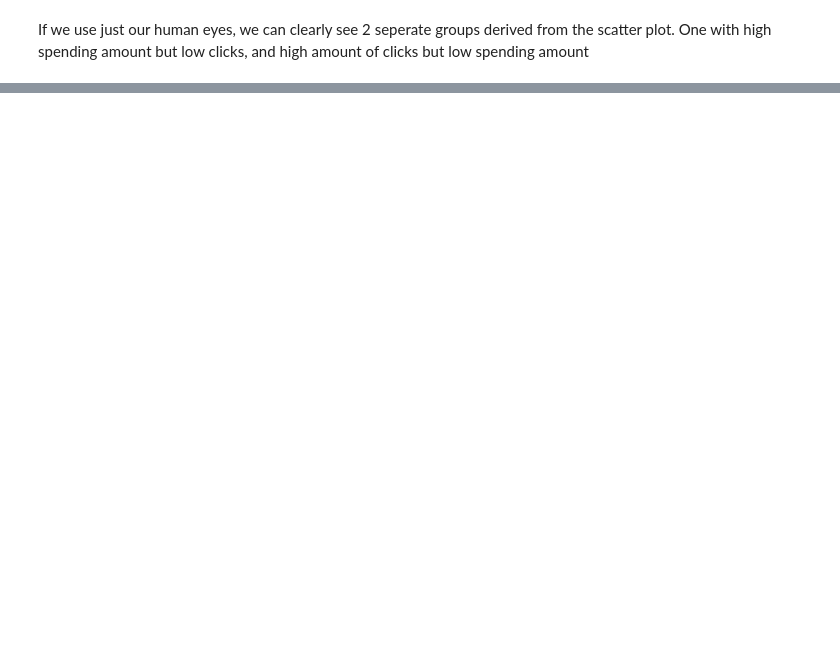
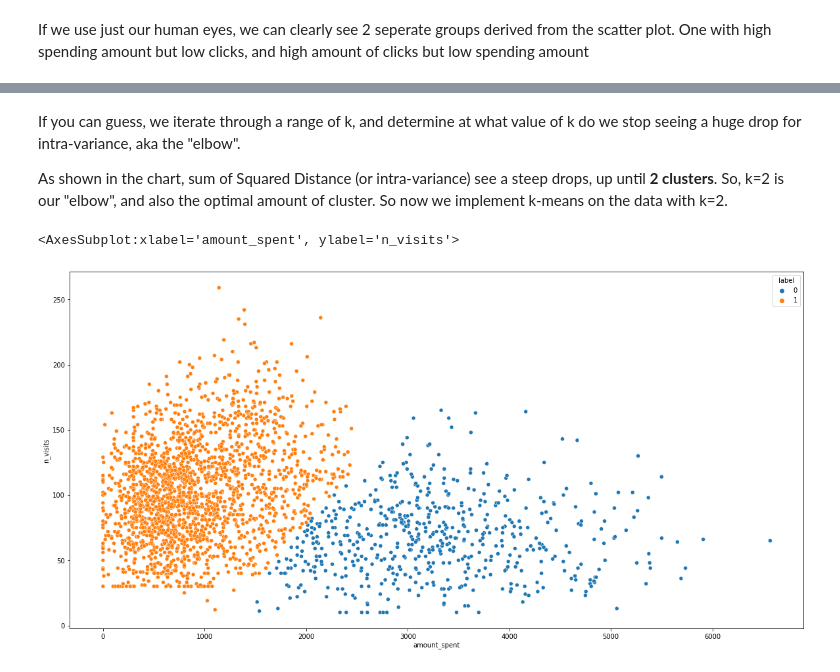
Before and after one commit to dastbek/Lesson-Note, a Jupyter notebook: Stats/K-means clustering.ipynb, the cells around one changed output, grey strips where cells are left out. Drawn from its saved outputs; the diff is of its cells as text; code cells hidden in the pictures; blank space fills up the shorter version.

```diff
--- a/Stats/K-means clustering.ipynb
+++ b/Stats/K-means clustering.ipynb
@@ -70,0 +164,14 @@ If we use just our human eyes, we can clearly see 2 seperate groups derived from
+# %% [markdown]
+If you can guess, we iterate through a range of k, and determine at what value of k do we stop seeing a huge drop for intra-variance, aka the "elbow".
+
+As shown in the chart, sum of Squared Distance (or intra-variance) see a steep drops, up until **2 clusters**. So, k=2 is our "elbow", and also the optimal amount of cluster. So now we implement k-means on the data with k=2.
+# %%
+km = KMeans(n_clusters=2,
+               max_iter=300)
+km.fit(X)
+c_df['label'] = km.labels_
+plt.figure(figsize=(20,10))
+sns.scatterplot(x=c_df['amount_spent'], y=c_df["n_visits"], hue=c_df['label'])
+# %% [output]
+<AxesSubplot:xlabel='amount_spent', ylabel='n_visits'>
+[figure, added]
```
Also changed, not shown: parts of 11 cells of this notebook, 3 other files.
